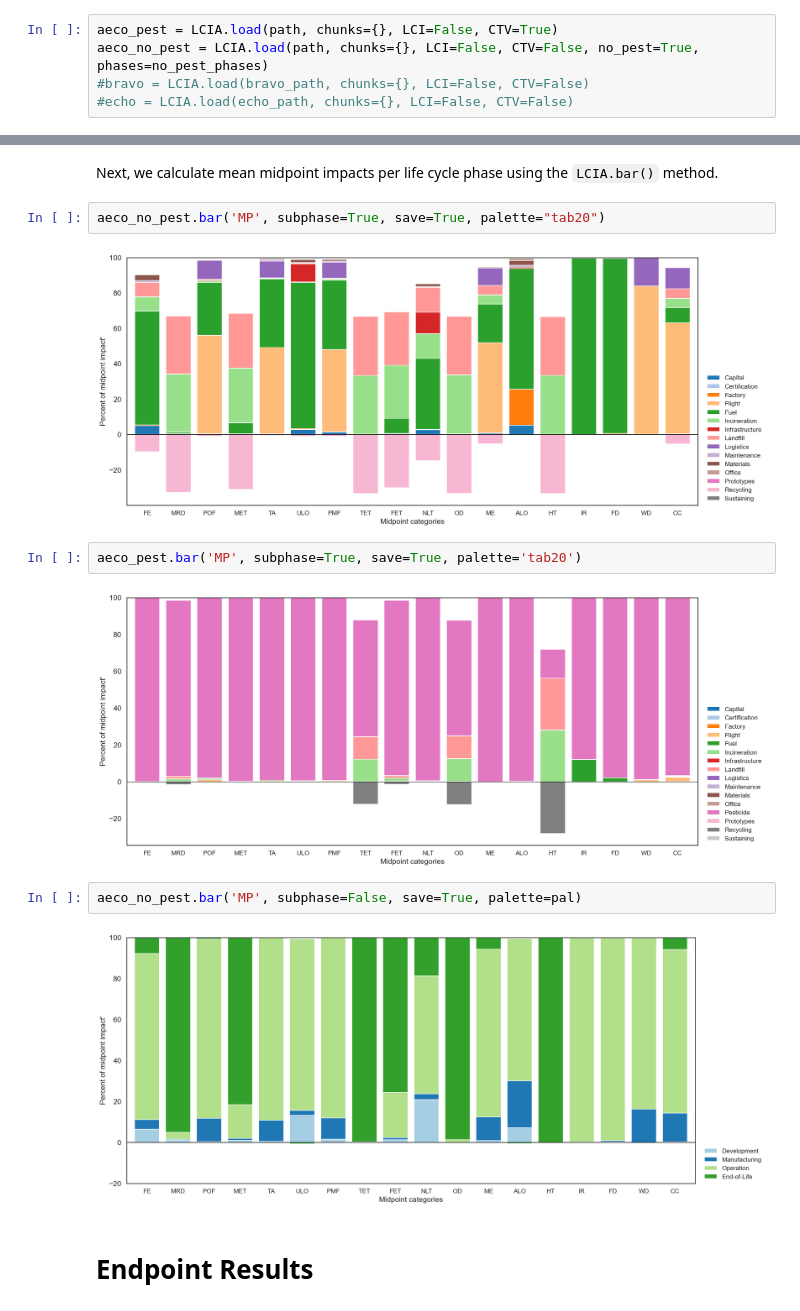
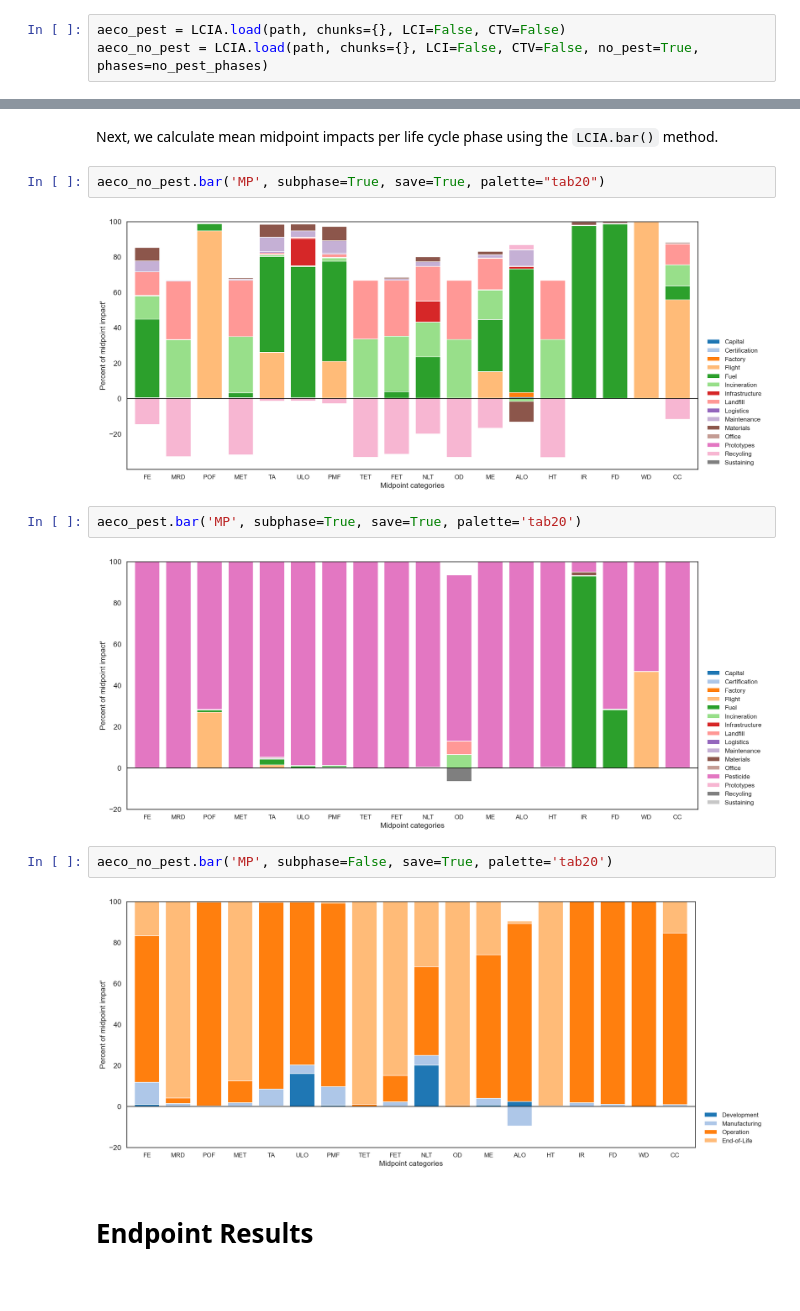
Before and after one commit to gparolin/AEco, a Jupyter notebook: Scripts/view.ipynb, the cells around one changed output, grey strips where cells are left out. Saved outputs shown, nothing was run; the diff lists cells and outputs as text.

```diff
--- a/Scripts/view.ipynb
+++ b/Scripts/view.ipynb
@@ -25,10 +25,8 @@ no_pest_phases = {'Development': ['Office','Infrastructure','Capital','Prototype
                 'End-of-Life': ['Recycling','Landfill','Incineration']
                 }
 # %%
-aeco_pest = LCIA.load(path, chunks={}, LCI=False, CTV=True)
+aeco_pest = LCIA.load(path, chunks={}, LCI=False, CTV=False)
 aeco_no_pest = LCIA.load(path, chunks={}, LCI=False, CTV=False, no_pest=True, phases=no_pest_phases)
-#bravo = LCIA.load(bravo_path, chunks={}, LCI=False, CTV=False)
-#echo = LCIA.load(echo_path, chunks={}, LCI=False, CTV=False)
 # %% [markdown]
 Values extracted from `calc` notebook
 # %%
@@ -138,15 +136,15 @@ Next, we calculate mean midpoint impacts per life cycle phase using the `LCIA.ba
 # %%
 aeco_no_pest.bar('MP', subphase=True, save=True, palette="tab20")
 # %% [output]
-[figure, old version]
+[figure, new version]
 # %%
 aeco_pest.bar('MP', subphase=True, save=True, palette='tab20')
 # %% [output]
-[figure, old version]
+[figure, new version]
 # %%
-aeco_no_pest.bar('MP', subphase=False, save=True, palette=pal)
+aeco_no_pest.bar('MP', subphase=False, save=True, palette='tab20')
 # %% [output]
-[figure, old version]
+[figure, new version]
 # %% [markdown]
 # Endpoint Results
 # %% [markdown]
```
Also changed, not shown: parts of 10 cells of this notebook, 4 other files.
